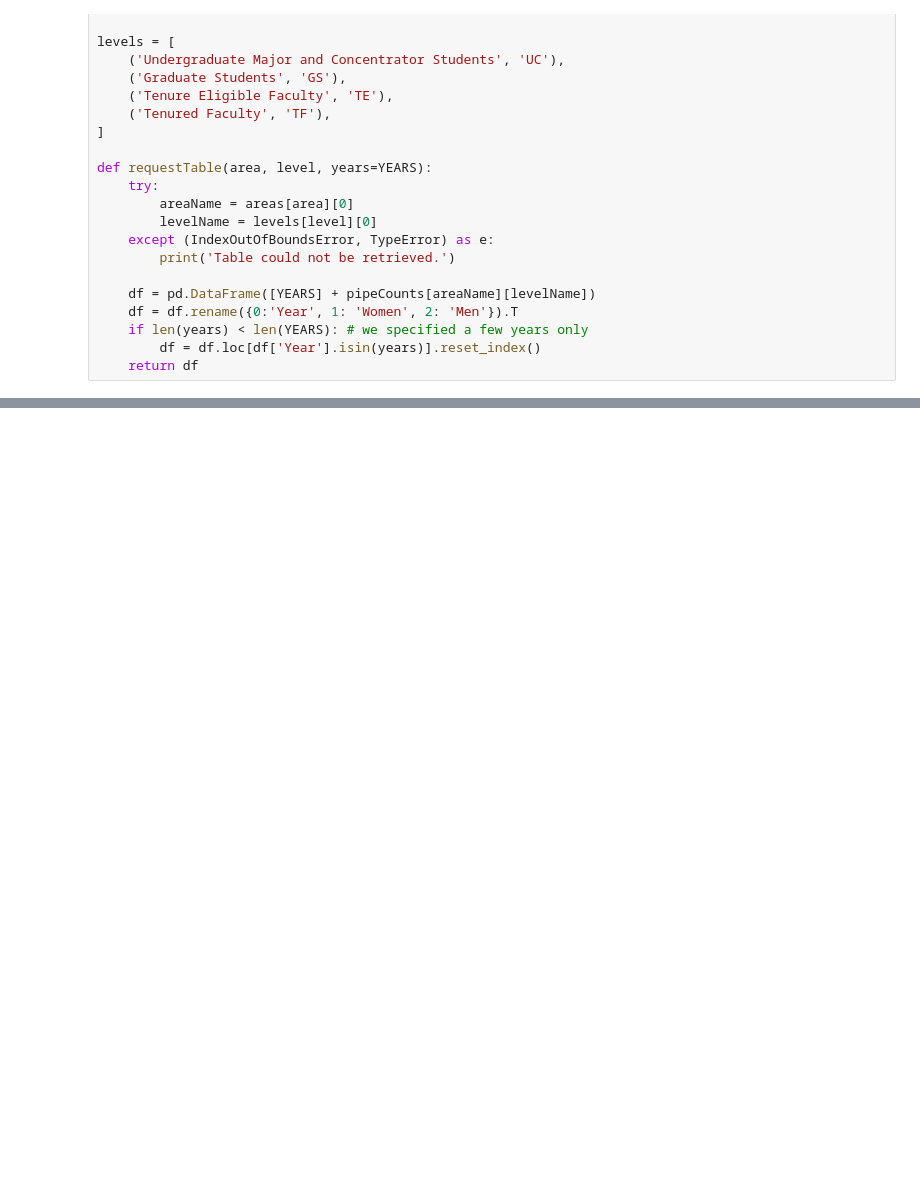
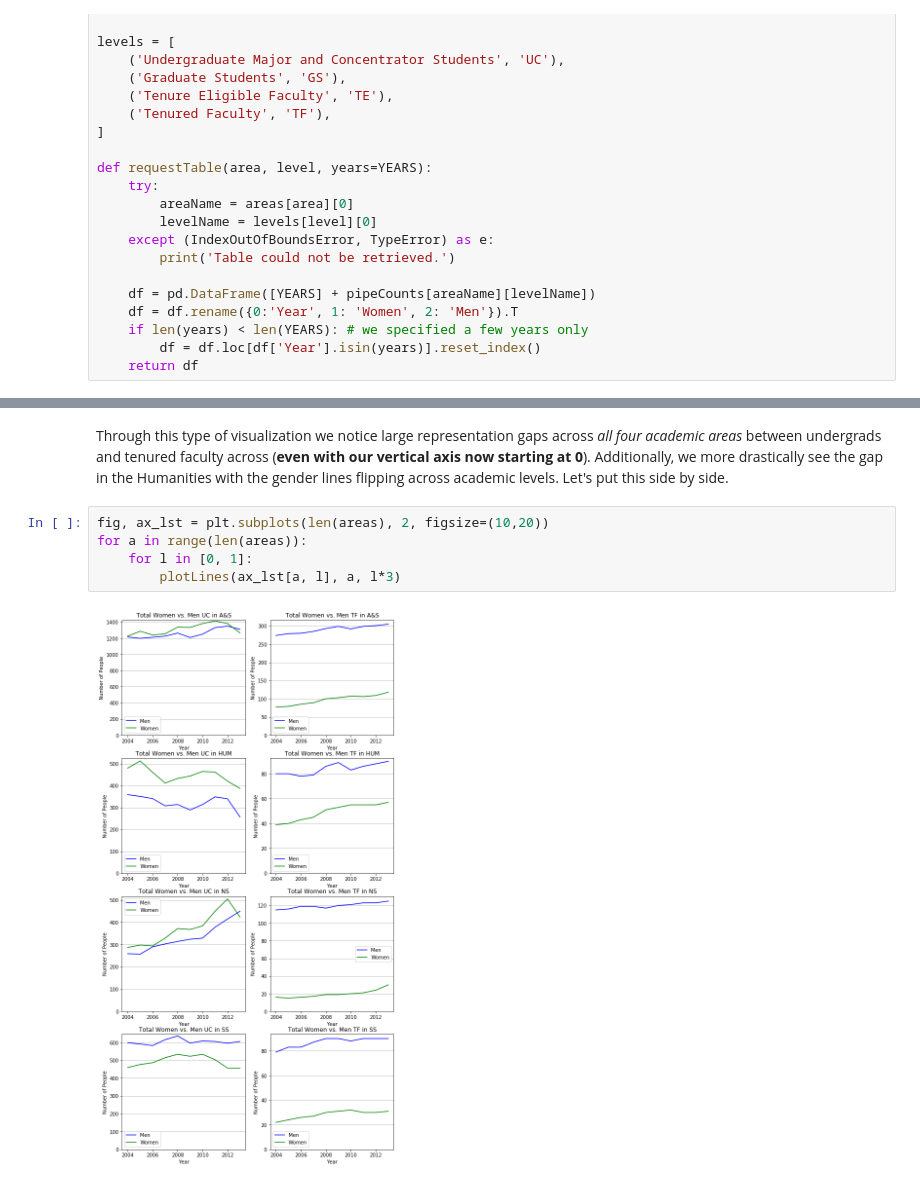
Before and after one commit to jsonkao/CU-female-representation, a Jupyter notebook: notebooks/female-representation.ipynb, the cells around one changed output, grey strips where cells are left out. Cells and saved outputs as stored; diff of their text form; blank space fills up the shorter version.

```diff
--- a/notebooks/female-representation.ipynb
+++ b/notebooks/female-representation.ipynb
@@ -72,0 +103,9 @@ plotTable(ax_lst[1], 1, 3, equality=True, abbreviate=False)
+# %% [markdown]
+Through this type of visualization we notice large representation gaps across *all four academic areas* between undergrads and tenured faculty across (**even with our vertical axis now starting at 0**). Additionally, we more drastically see the gap in the Humanities with the gender lines flipping across academic levels. Let's put this side by side.
+# %%
+fig, ax_lst = plt.subplots(len(areas), 2, figsize=(10,20))
+for a in range(len(areas)):
+    for l in [0, 1]:
+        plotLines(ax_lst[a, l], a, l*3)
+# %% [output]
+[figure, added]
```
Also changed, not shown: parts of 8 cells of this notebook.
